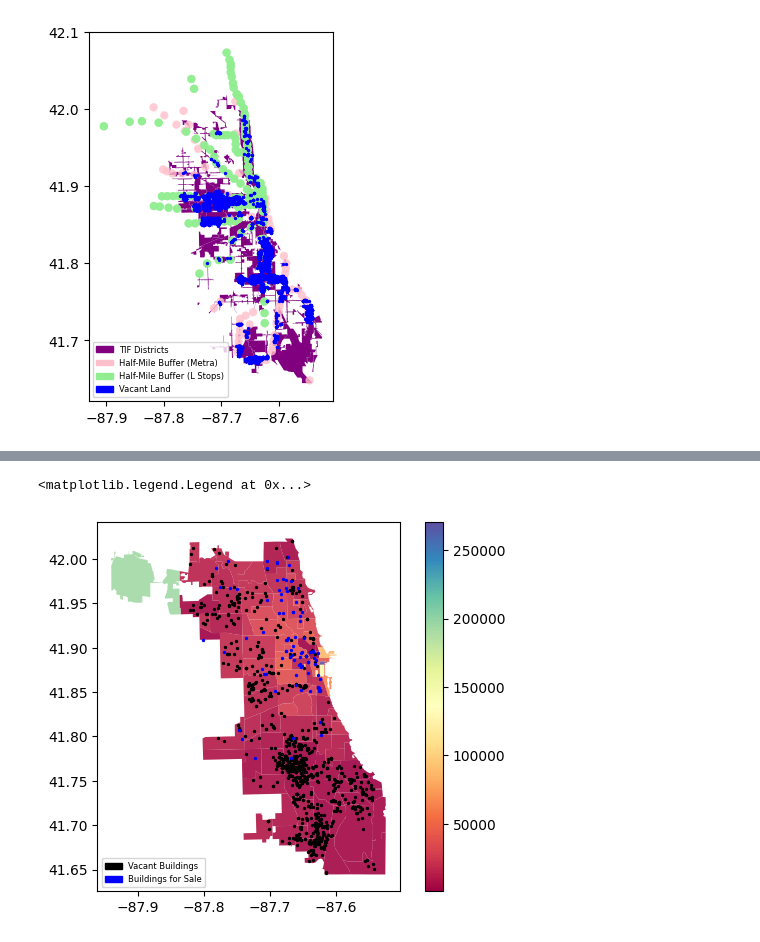
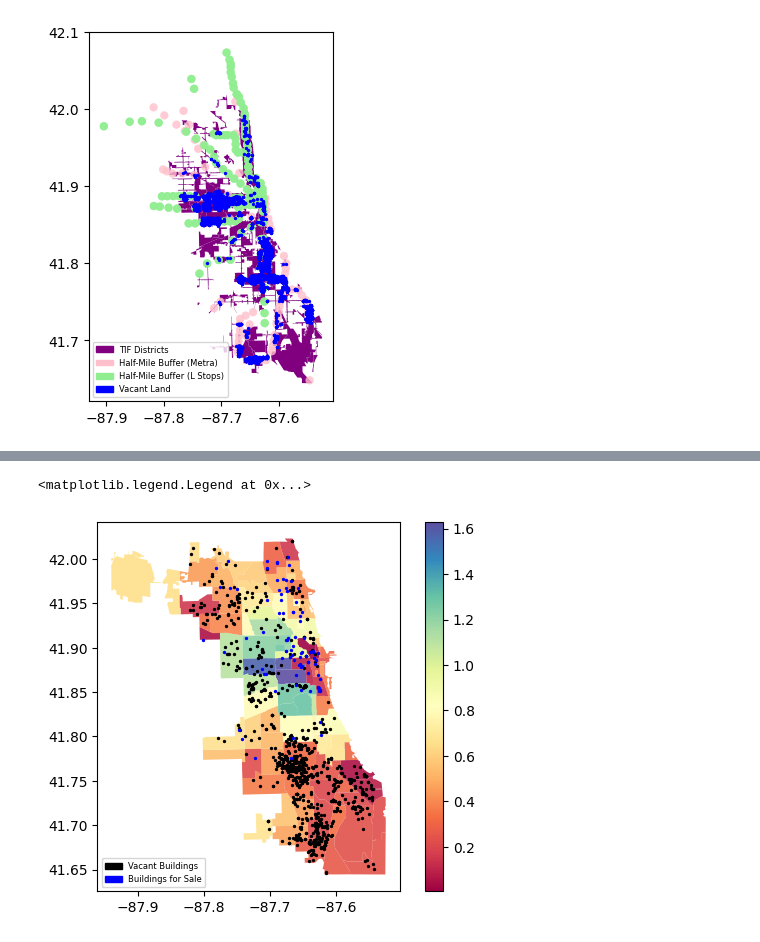
Before and after one commit to claireconzelmann/KIHC-affordable-housing-analysis, a Jupyter notebook: Code/data exploration.ipynb, the cells around one changed output, grey strips where cells are left out. Cells and saved outputs as stored; diff of their text form; code cells hidden in the pictures.

```diff
--- a/Code/data exploration.ipynb
+++ b/Code/data exploration.ipynb
@@ -111,7 +111,7 @@ merged_folder = 'Data/merged_gdf_shapefile'
 merged_path = os.path.join(path, merged_folder,
  'merged_gdf_shapefile.shp')
 merged_gdf = gpd.read_file(merged_path)
-print(merged_gdf.columns)
+
 
 #Finding average home values by neighborhood for each Chicago neighborhood
 merged_gdf['certified_tot_mean'] = pd.to_numeric(merged_gdf['certifie_1'], errors='coerce').fillna(0)
@@ -124,8 +124,11 @@ assessor_2023 = assessor_2023.rename(columns={"certified_tot_mean": "value_2023"
 #Merging together and creating a difference column
 av_merged = pd.merge(asessor_2000, assessor_2023, on="pri_neigh", how="inner")
 av_merged["difference"] = abs(av_merged["value_2023"] - av_merged["value_2000"])
+av_merged["percent_change"] = av_merged["difference"] / abs(av_merged["value_2000"])
 av_merged = av_merged.rename(columns={'pri_neigh': 'PRI_NEIGH'})
 
 #Merging with neighborhood GDF
 merged_neighborhoods = pd.merge(av_merged, neighborhood_gdf, on='PRI_NEIGH', how='left')
+merged_neighborhoods_gdf = gpd.GeoDataFrame(merged_neighborhoods, geometry='geometry')
+merged_neighborhoods_gdf.set_crs('EPSG:4326', allow_override=True, inplace=True)
 # %% [output]
@@ -136 +137,14 @@ Index(['nbhd', 'town_nbhd', 'township_c', 'township_n', 'triad_code',
       dtype='object')
+# %%
+#Adding parcel addresss and square foot data
+addresses = pd.read_csv(os.path.join(path, "Data/Raw/Assessor_-_Parcel_Addresses_20250403.csv"))
+print(addresses['pin'].value_counts())
+print(len(addresses))
+sqft = pd.read_csv(os.path.join(path, "Data/Raw/Assessor_-_Single_and_Multi-Family_Improvement_Characteristics_20250403.csv"))
+sqft=sqft.groupby("pin")["building_sqft"].sum().reset_index()
+print(sqft['pin'].value_counts())
+print(len(sqft))
+
+addresses_sqft = pd.merge(addresses, sqft, on='pin', how='inner')
+print(len(addresses_sqft))
+addresses_sqft = addresses_sqft.rename(columns={'property_address': 'Address'})
@@ -137,8 +181,6 @@ Index(['nbhd', 'town_nbhd', 'township_c', 'township_n', 'triad_code',
 # %%
+
 #Cleaning CREXI dataset
-merged_neighborhoods_gdf = gpd.GeoDataFrame(merged_neighborhoods, geometry='geometry')
-merged_neighborhoods_gdf.set_crs('EPSG:4326', allow_override=True, inplace=True)
-
 #Dropping NAs
 sale_buildings = sale_buildings.dropna(subset=['Latitude'])
 sale_buildings = sale_buildings.dropna(subset=['Longitude'])
@@ -146,18 +188,37 @@ sale_buildings = sale_buildings.dropna(subset=['Longitude'])
 #Filtering
 sale_buildings = sale_buildings.loc[sale_buildings["Purchase Entire Building?"]=="Y"]
 
+
+#merging with square foot data
+sale_buildings['Address'] = sale_buildings['Address'].str.upper()
+
+sale_buildings = pd.merge(sale_buildings, addresses_sqft, on='Address', how='left')
+
+sale_buildings.to_csv('C:/Users/aliso/OneDrive/Documents/sale_buildings_neighborhood.csv')
+
 #Creating buildings for sales GDF
 sale_buildings_gdf = gpd.GeoDataFrame(sale_buildings,
                                  geometry=gpd.points_from_xy(sale_buildings.Longitude,
                                                              sale_buildings.Latitude),
                                  crs="EPSG:4326")
 
+
+
 #Merging with neighborhood boundaries
 sale_buildings_neighborhood_gdf = gpd.sjoin(sale_buildings_gdf, merged_neighborhoods_gdf,
                              how='inner', predicate='intersects')
+
+sale_buildings.to_csv('C:/Users/aliso/OneDrive/Documents/sale_buildings_neighborhood.csv')
 # %%
 #Loading full vacant dataset
 vacant_buildings = vacant_buildings.loc[vacant_buildings["DUPLICATE"]==False]
+vacant_buildings = vacant_buildings.rename(columns={'STREET_ADDRESS': 'Address'})
+
+#merging with address data
+vacant_buildings['Address'] = vacant_buildings['Address'].str.upper()
+vacant_buildings = pd.merge(vacant_buildings, addresses_sqft, on='Address', how='left')
+
+#vacant_buildings.to_csv('C:/Users/aliso/OneDrive/Documents/vacant_buildings_neighborhood.csv')
 
 vacant_buildings_gdf = gpd.GeoDataFrame(vacant_buildings, geometry=gpd.points_from_xy(vacant_buildings.LONGITUDE, vacant_buildings.LATITUDE), crs="EPSG:4326")
 
@@ -186,23 +247,23 @@ subset_vacant_buildings_neighborhood.to_csv('C:/Users/aliso/OneDrive/Documents/s
 # %%
 #overall chicago map
 fig, ax = plt.subplots()
-merged_neighborhoods_gdf.plot(ax=ax, column="difference", cmap='Spectral', legend=True, alpha=0.9)
+merged_neighborhoods_gdf.plot(ax=ax, column="percent_change", cmap='Spectral', legend=True, alpha=0.9)
 vacant_buildings_gdf.plot(ax=ax,
                           color='black',
                           markersize=2,
                           label="Vacant Buildings")
 sale_buildings_gdf.plot(ax=ax,
                           color='blue',
                           markersize=2,
                           label="Buildings for Sale")
 legend = [
     mpatches.Patch(color='black', label="Vacant Buildings"),
     mpatches.Patch(color='blue', label="Buildings for Sale")]
 
 ax.legend(handles=legend, loc="lower left", fontsize=6)
 # %% [output]
 <matplotlib.legend.Legend at 0x...>
-[figure, old version]
+[figure, new version]
 # %%
 #printing subsetted map
 fig, ax = plt.subplots()
```
Also changed, not shown: parts of 4 cells of this notebook, 1 other file.
